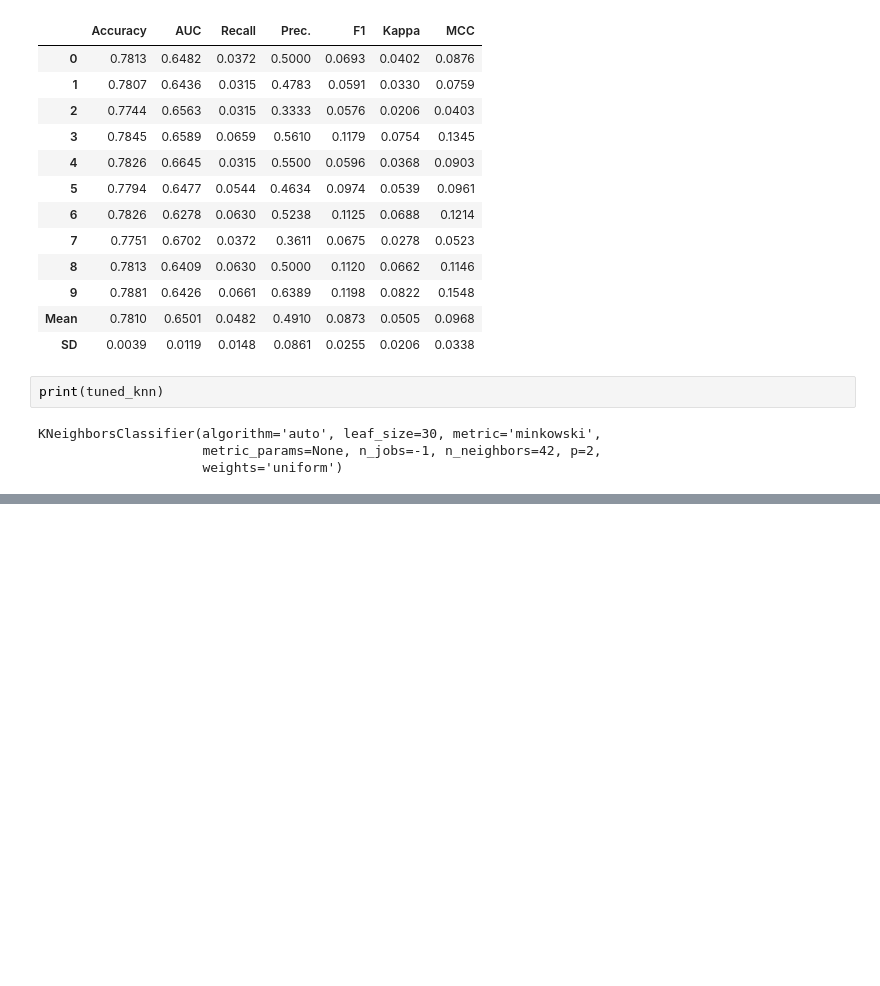
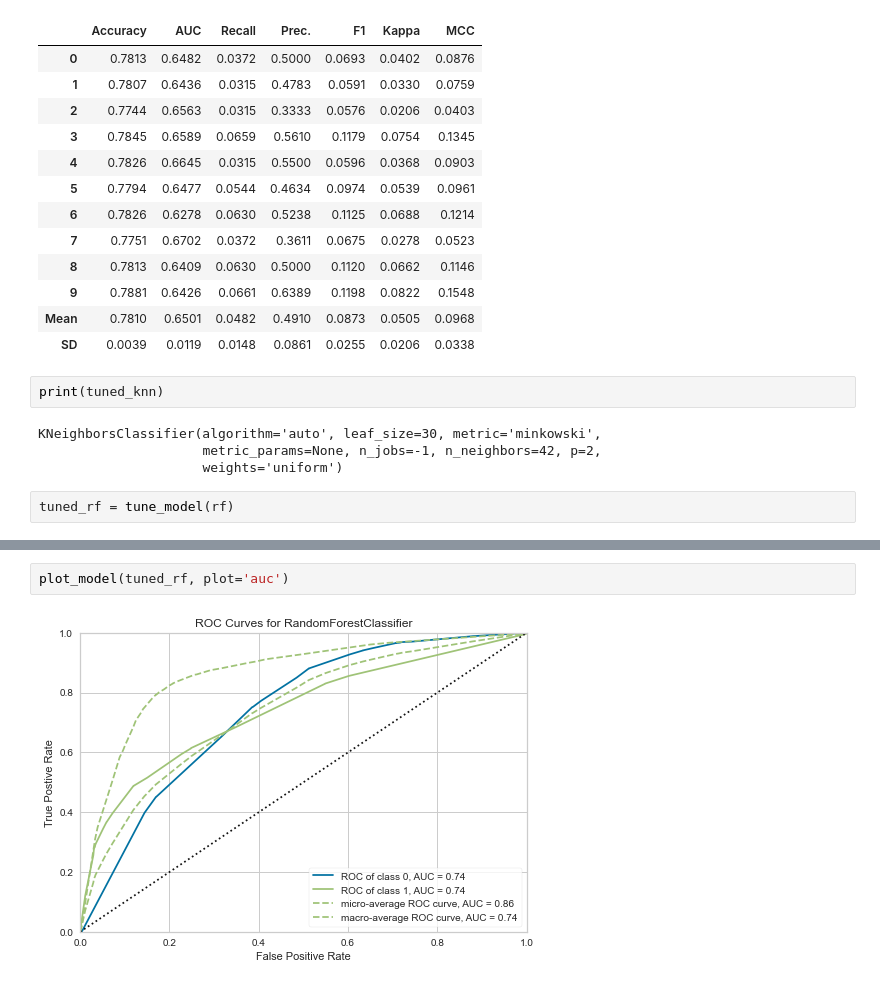
Before and after one commit to justinboggs/pycaret-testing, a Jupyter notebook: class_test.ipynb, the cells around one changed output, grey strips where cells are left out. Cells and saved outputs as stored; diff of their text form; blank space fills up the shorter version.

```diff
--- a/class_test.ipynb
+++ b/class_test.ipynb
@@ -196,3 +196,5 @@ print(tuned_knn)
 KNeighborsClassifier(algorithm='auto', leaf_size=30, metric='minkowski',
                      metric_params=None, n_jobs=-1, n_neighbors=42, p=2,
                      weights='uniform')
+# %%
+tuned_rf = tune_model(rf)
@@ -198,0 +215,4 @@ KNeighborsClassifier(algorithm='auto', leaf_size=30, metric='minkowski',
+# %%
+plot_model(tuned_rf, plot='auc')
+# %% [output]
+[figure, added]
```
Also changed, not shown: parts of 5 cells of this notebook, 1 other file.
